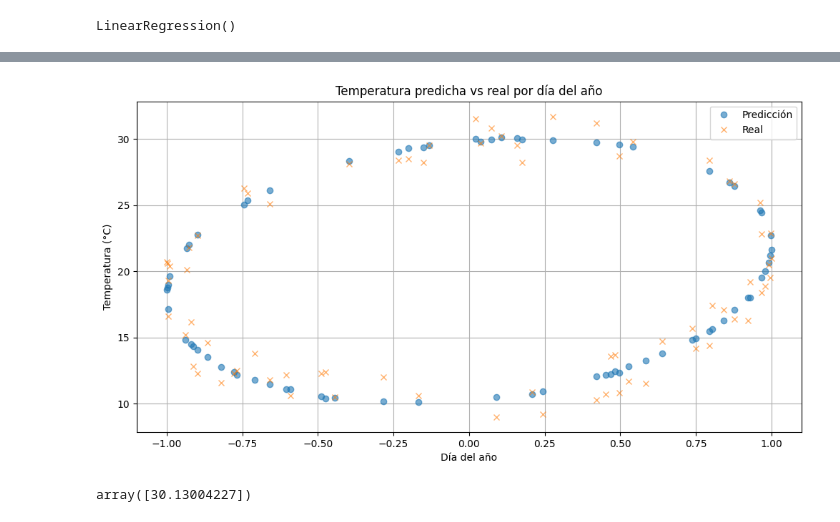
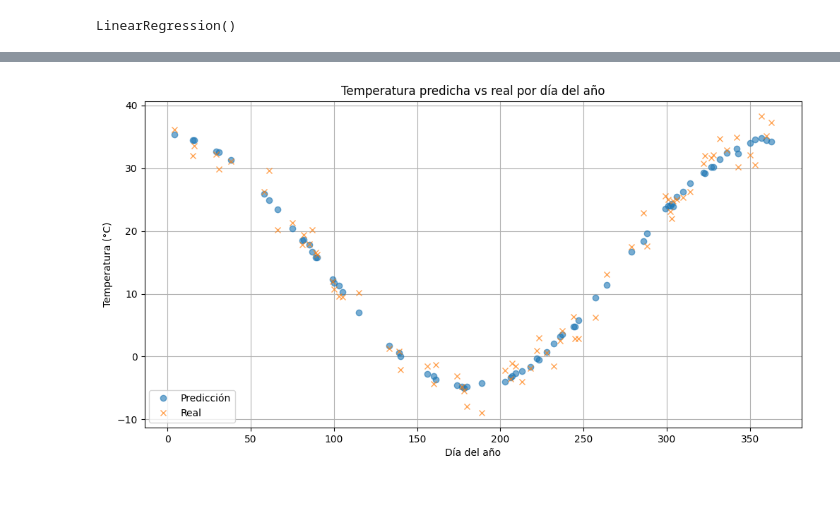
Before and after one commit to SurvilaDeveloper/DigitalHouseMachineLearningIntro, a Jupyter notebook: regresion_lineal_temperatura.ipynb, the cells around one changed output, grey strips where cells are left out. Saved outputs shown, nothing was run; the diff lists cells and outputs as text; code cells hidden in the pictures; blank space fills up the shorter version.

```diff
--- a/regresion_lineal_temperatura.ipynb
+++ b/regresion_lineal_temperatura.ipynb
@@ -16,6 +13,11 @@ def dayDesc (day):
+# %%
+# Función para calcular características cíclicas (seno y coseno)
+def dayDesc(day_series):
+    day_rad = (2 * np.pi * day_series / 365)
+    return np.sin(day_rad), np.cos(day_rad)
 # %%
 # Cargar dataset
-df = pd.read_csv('./data/temperature_dataset.csv')
+df = pd.read_csv('./data/temperature_dataset_corregido.csv')
 df.head()
 # %% [output]
 |  | day_of_year | humidity | pressure | rain | temperature |
@@ -33,9 +35,23 @@ plt.show()
-# %%
-df['day_sin'] = np.sin(2 * np.pi * df['day_of_year'] / 365)
-df['day_cos'] = np.cos(2 * np.pi * df['day_of_year'] / 365)
-# Separar features y target
-X = df[['day_sin', 'day_cos', 'humidity', 'pressure', 'rain']]
-y = df['temperature']
-
-# Dividir en entrenamiento y prueba
-X_train, X_test, y_train, y_test = train_test_split(X, y, test_size=0.2, random_state=7)
+# %%
+day = dayDesc(df['day_of_year'])
+df['day_sin'] = day[0]
+df['day_cos'] = day[1]
+# Separar features y target
+X = df[['day_of_year','day_sin', 'day_cos', 'humidity', 'pressure', 'rain']]
+y = df['temperature']
+
+# Utilizamos sklearn para estandarizar la matriz de Features
+# Escalamos solo las columnas deseadas
+columns_to_scale = ['day_sin', 'day_cos', 'humidity', 'pressure', 'rain']
+scaler = StandardScaler()
+scaled_values = scaler.fit_transform(X[columns_to_scale])
+
+# Convertimos a DataFrame y le sumamos la columna no escalada
+X_scaled = pd.DataFrame(scaled_values, columns=columns_to_scale)
+X_scaled['day_of_year'] = X['day_of_year'].values  # aseguramos que se mantenga la misma longitud
+
+# Reordenar columnas si querés mantener el orden original
+X_scaled = X_scaled[['day_of_year', 'day_sin', 'day_cos', 'humidity', 'pressure', 'rain']]
+
+# Dividir en entrenamiento y prueba
+X_train, X_test, y_train, y_test = train_test_split(X_scaled, y, test_size=0.2, random_state=7)
@@ -76,18 +100,13 @@ plt.show()
 # %%
 # Visualización: predicción vs día del año
 plt.figure(figsize=(12,6))
-plt.plot(X_test['day_cos'], y_pred, 'o', label='Predicción', alpha=0.6)
-plt.plot(X_test['day_cos'], y_test, 'x', label='Real', alpha=0.6)
+plt.plot(X_test['day_of_year'], y_pred, 'o', label='Predicción', alpha=0.6)
+plt.plot(X_test['day_of_year'], y_test, 'x', label='Real', alpha=0.7)
 plt.xlabel("Día del año")
 plt.ylabel("Temperatura (°C)")
 plt.title("Temperatura predicha vs real por día del año")
 plt.legend()
 plt.grid(True)
 plt.show()
 # %% [output]
-[figure, old version]
+[figure, new version]
-# %%
-day = dayDesc(90)
-model.predict([[day[0],day[1],50,1011,0]])
-# %% [output]
-array([30.13004227])
```
Also changed, not shown: parts of 7 cells of this notebook, 2 other files.
